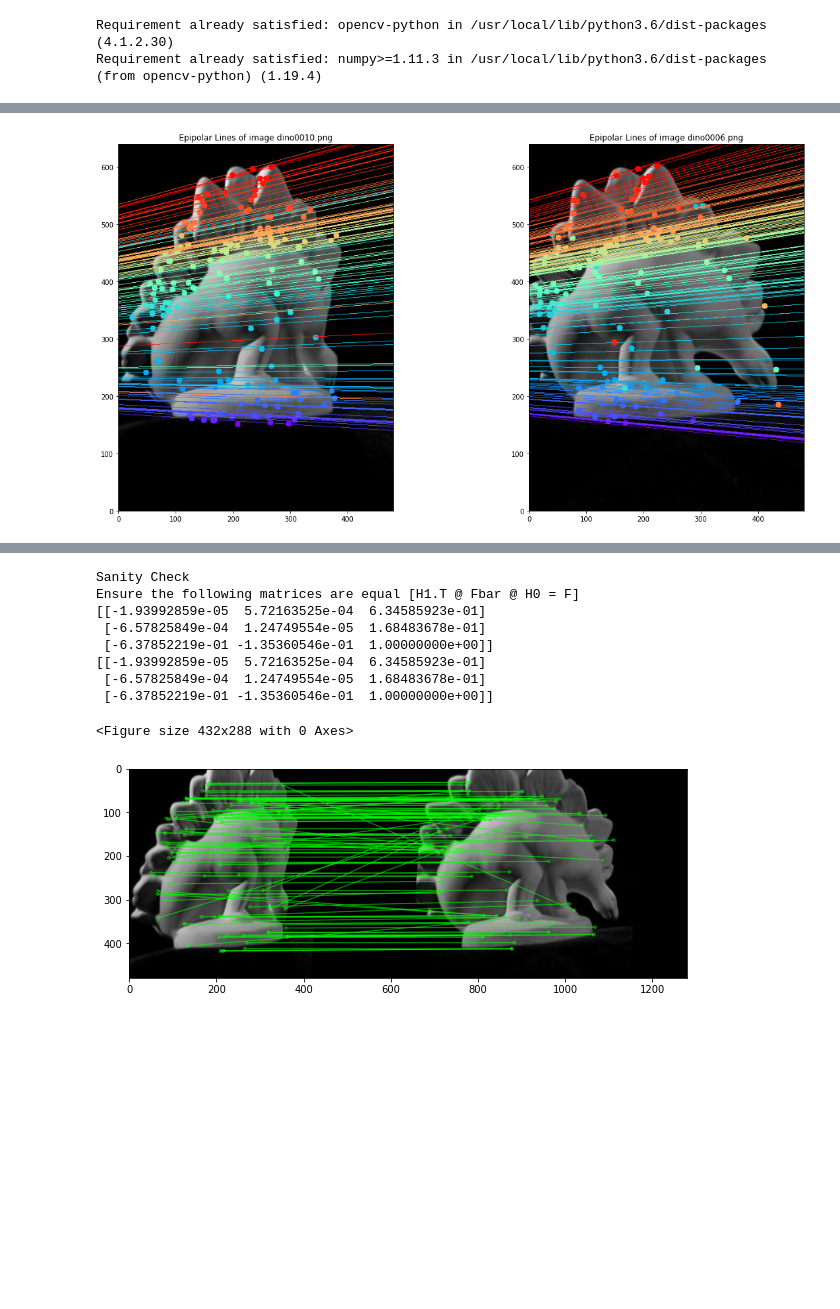
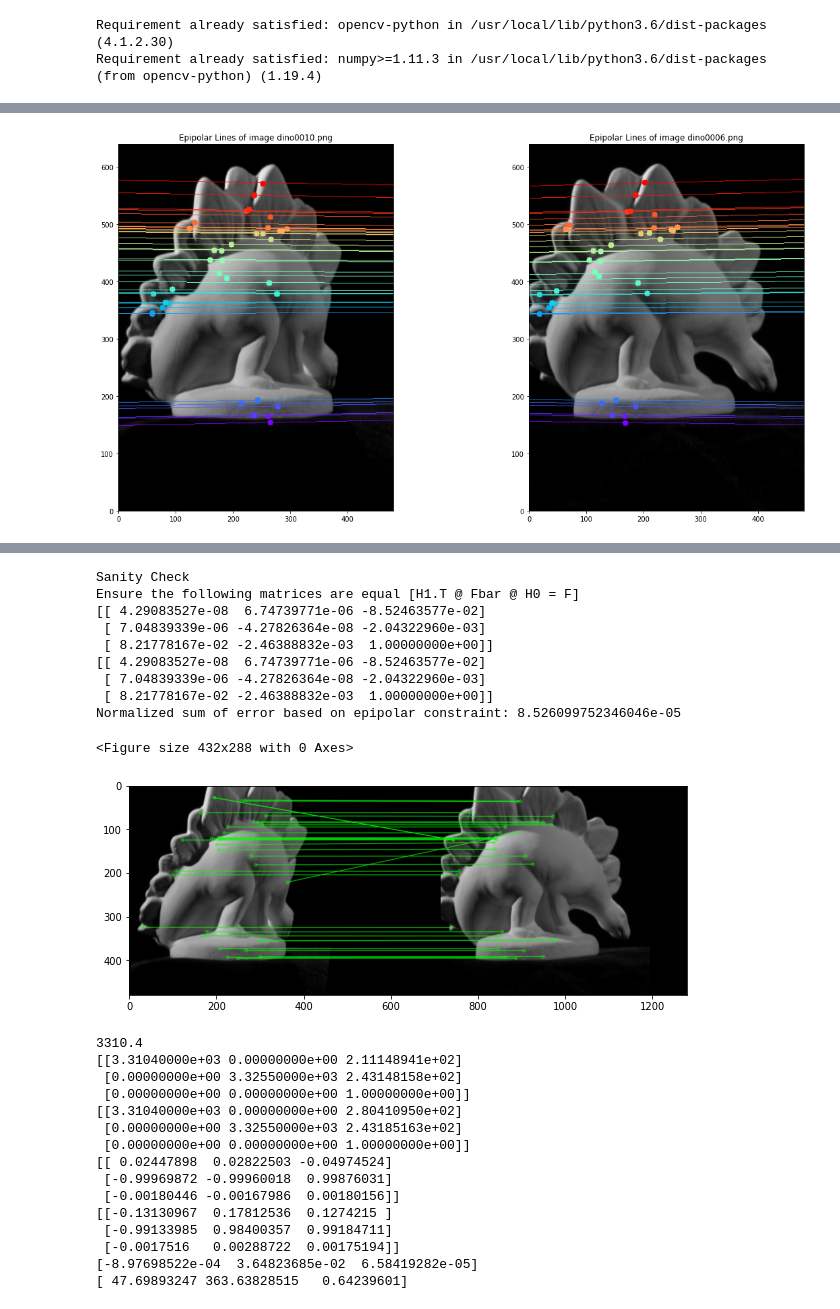
Before and after one commit to jiyunam/3d_stereo, a Jupyter notebook: General_Stereo.ipynb, the cells around one changed output, grey strips where cells are left out. Drawn from its saved outputs; the diff is of its cells as text; code cells hidden in the pictures; blank space fills up the shorter version.

Commit message:
Added error measurement of the calculated F.

```diff
--- a/General_Stereo.ipynb
+++ b/General_Stereo.ipynb
@@ -156,6 +171,10 @@ def compute_epipolar_lines(F, img1, img2, pts1, pts2, image_path_0, image_path_1
   plt.show()
 # %%
 def open_cv_homography(img0, img1, F, img0_pts, img1_pts, suppress_images):
+  """
+  Adapted from openCV epipolar geometry tutorial
+  https://docs.opencv.org/master/da/de9/tutorial_py_epipolar_geometry.html
+  """
   thresh = 0
   height, width = img0.shape
   _, H0, H1 = cv2.stereoRectifyUncalibrated(
@@ -232,8 +266,21 @@ def get_fundamental_matrix(parameters, F_method):
     F = eight_points_norm(img0_pts_norm, img1_pts_norm, N0, N1)
 
   return F
+# %%
+def evaluate_error_F(F, img0_pts, img1_pts):
+  # Test F
+  n = len(img0_pts)
+  error = 0
+  for i in range(n):
+    n1 = np.array([img1_pts[i,0],img1_pts[i,1],1])
+    n0 = np.array([img0_pts[i,0],img0_pts[i,1],1])
+    er = n1.transpose()@F@n0
+    #print(er)
+    error += np.absolute(er)
+
+  return error/n
 # %%
-def rectify_image(img0, img1, parameters, image_path_0, image_path_1, F_method='Hartley', suppress_images=True):
+def rectify_image(img0, img1, parameters, image_path_0, image_path_1, F_method='Direct', suppress_images=True):
   f, K0, K1, R0, R1, t0, t1, img0_pts, img1_pts = parameters
 
   F = get_fundamental_matrix(parameters, F_method=F_method)
@@ -252,6 +299,8 @@ def rectify_image(img0, img1, parameters, image_path_0, image_path_1, F_method='
   print(F_recap / F_recap[-1,-1])
   print(F/F[-1,-1])
 
+  print("Normalized sum of error based on epipolar constraint: {}".format(evaluate_error_F(F, img0_pts, img1_pts)))
+
   return (H0, H1, img0_rectified, img1_rectified)
 # %%
 # remove points that are n stdev away from the mean
@@ -352,6 +401,9 @@ def run(image_index_0, image_index_1, calibration_filepath, match_method='SIFT',
 
   parameters = (f, K0, K1, R0, R1, t0, t1, img0_pts.squeeze(), img1_pts.squeeze())
 
+  for i in parameters[:7]:
+    print(i)
+
   if do_rectify:
     rectify_output = rectify_image(img0, img1, parameters, image_path_0, image_path_1, F_method=F_method, suppress_images=suppress_images)
 
@@ -361,7 +413,7 @@ def run(image_index_0, image_index_1, calibration_filepath, match_method='SIFT',
 
     # Recompute camera intrinsics and extrinsics for image 0
 
-    p0 = K0[:,-1]
+    p0 = deepcopy(K0[:,-1])
     K0[:,-1] = H0 @ p0
     K0[:,-1] = K0[:,-1] / K0[-1,-1]
 
@@ -369,15 +421,15 @@ def run(image_index_0, image_index_1, calibration_filepath, match_method='SIFT',
     H0_pad[-1,-1] = 1
     EX0 = H0_pad @ np.r_[np.c_[(R0, t0)], [[0,0,0,1]]]
     EX0 = EX0/EX0[-1,-1]
-    t0 = EX0[:,-1]
+    t0 = deepcopy(EX0[:3,-1])
 
     EX0[:,-1] = [0,0,0,1]
     EX0 = EX0 / np.linalg.norm(EX0, axis=0)[None,:]
-    R0 = EX0[:3,:3]
+    R0 = deepcopy(EX0[:3,:3])
 
     # Recompute camera intrinsics and extrinsics for image 1
 
-    p1 = K1[:,-1]
+    p1 = deepcopy(K1[:,-1])
     K1[:,-1] = H1 @ p1
     K1[:,-1] = K1[:,-1] / K1[-1,-1]
 
@@ -385,11 +437,11 @@ def run(image_index_0, image_index_1, calibration_filepath, match_method='SIFT',
     H1_pad[-1,-1] = 1
     EX1 = H1_pad @ np.r_[np.c_[(R1, t1)], [[0,0,0,1]]]
     EX1 = EX1/EX1[-1,-1]
-    t1 = EX1[:,-1]
+    t1 = deepcopy(EX1[:3,-1])
 
     EX1[:,-1] = [0,0,0,1]
     EX1 = EX1 / np.linalg.norm(EX1, axis=0)[None,:]
-    R1 = EX1[:3,:3]
+    R1 = deepcopy(EX1[:3,:3])
 
     # Recompute matched points
 
@@ -397,10 +449,13 @@ def run(image_index_0, image_index_1, calibration_filepath, match_method='SIFT',
 
     parameters = (f, K0, K1, R0, R1, t0, t1, img0_pts.squeeze(), img1_pts.squeeze())
 
+    for i in parameters[:7]:
+      print(i)
+
   world_coord = get_world_coord(img0, img1, rgb0, parameters, match_method)
   world_coord = remove_outliers(world_coord, outlier_bound)
   plot_pointCloud(world_coord)
 # %%
-run(image_index_0=10, image_index_1=6, calibration_filepath='dino_par.txt', match_method='SURF', threshold=0.8, outlier_bound=1, do_rectify=True, F_method='openCV', suppress_images=False)
+run(image_index_0=10, image_index_1=6, calibration_filepath='dino_par.txt', match_method='SURF', threshold=0.5, outlier_bound=1, do_rectify=True, F_method='Essential', suppress_images=False)
 # %% [output]
 <Figure size 432x288 with 0 Axes>
@@ -408 +482 @@ run(image_index_0=10, image_index_1=6, calibration_filepath='dino_par.txt', matc
-[figure, old version]
+[figure, new version]
@@ -411,11 +485,27 @@ run(image_index_0=10, image_index_1=6, calibration_filepath='dino_par.txt', matc
-Sanity Check
-Ensure the following matrices are equal [H1.T @ Fbar @ H0 = F]
-[[-1.93992859e-05  5.72163525e-04  6.34585923e-01]
- [-6.57825849e-04  1.24749554e-05  1.68483678e-01]
- [-6.37852219e-01 -1.35360546e-01  1.00000000e+00]]
-[[-1.93992859e-05  5.72163525e-04  6.34585923e-01]
- [-6.57825849e-04  1.24749554e-05  1.68483678e-01]
- [-6.37852219e-01 -1.35360546e-01  1.00000000e+00]]
-<Figure size 432x288 with 0 Axes>
+Sanity Check
+Ensure the following matrices are equal [H1.T @ Fbar @ H0 = F]
+[[ 4.29083527e-08  6.74739771e-06 -8.52463577e-02]
+ [ 7.04839339e-06 -4.27826364e-08 -2.04322960e-03]
+ [ 8.21778167e-02 -2.46388832e-03  1.00000000e+00]]
+[[ 4.29083527e-08  6.74739771e-06 -8.52463577e-02]
+ [ 7.04839339e-06 -4.27826364e-08 -2.04322960e-03]
+ [ 8.21778167e-02 -2.46388832e-03  1.00000000e+00]]
+Normalized sum of error based on epipolar constraint: 8.526099752346046e-05
+<Figure size 432x288 with 0 Axes>
-[figure, old version]
+[figure, new version]
+3310.4
+[[3.31040000e+03 0.00000000e+00 2.11148941e+02]
+ [0.00000000e+00 3.32550000e+03 2.43148158e+02]
+ [0.00000000e+00 0.00000000e+00 1.00000000e+00]]
+[[3.31040000e+03 0.00000000e+00 2.80410950e+02]
+ [0.00000000e+00 3.32550000e+03 2.43185163e+02]
+ [0.00000000e+00 0.00000000e+00 1.00000000e+00]]
+[[ 0.02447898  0.02822503 -0.04974524]
+ [-0.99969872 -0.99960018  0.99876031]
+ [-0.00180446 -0.00167986  0.00180156]]
+[[-0.13130967  0.17812536  0.1274215 ]
+ [-0.99133985  0.98400357  0.99184711]
+ [-0.0017516   0.00288722  0.00175194]]
+[-8.97698522e-04  3.64823685e-02  6.58419282e-05]
+[ 47.69893247 363.63828515   0.64239601]
 [interactive output not drawn]
```
Also changed, not shown: parts of 5 cells of this notebook.
